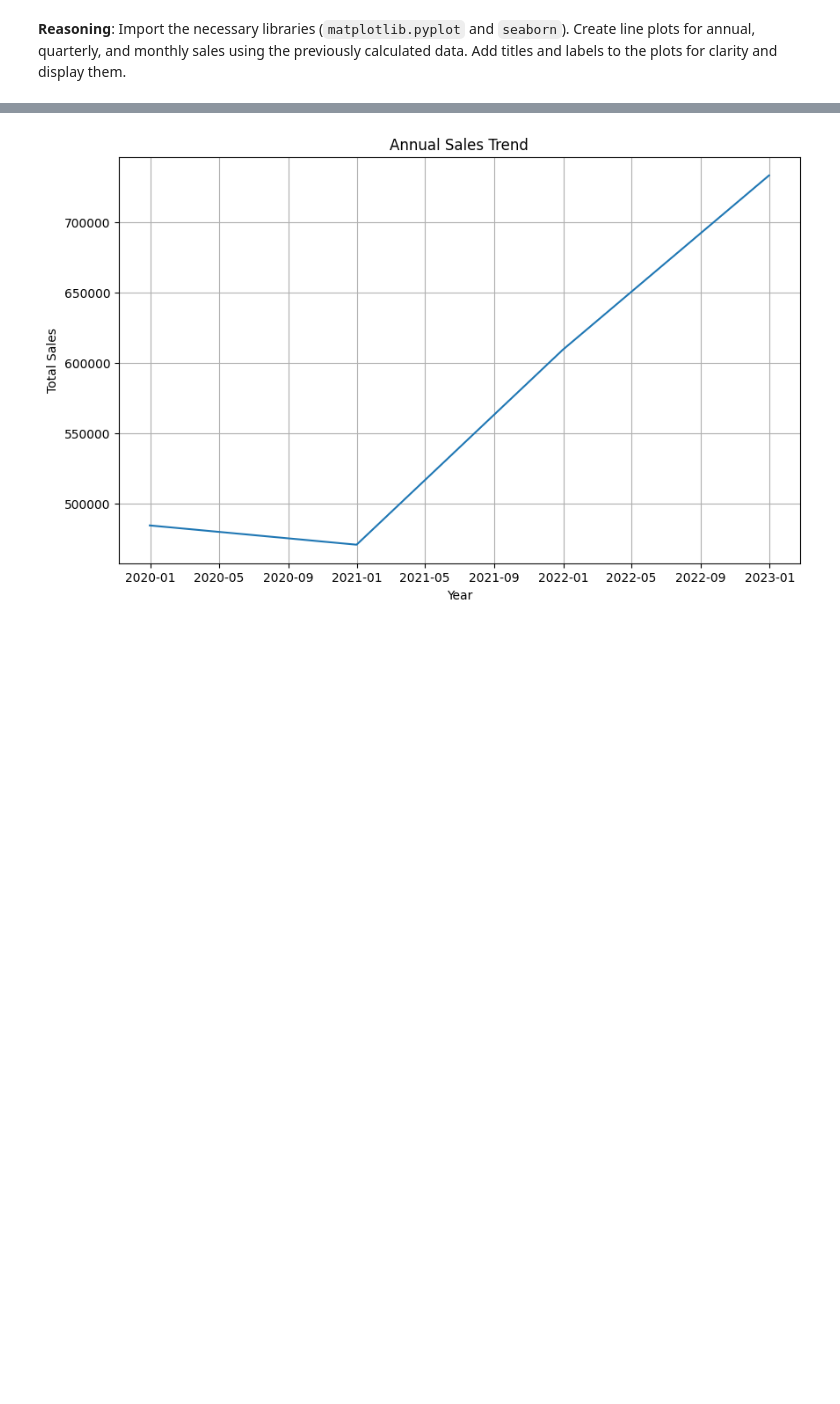
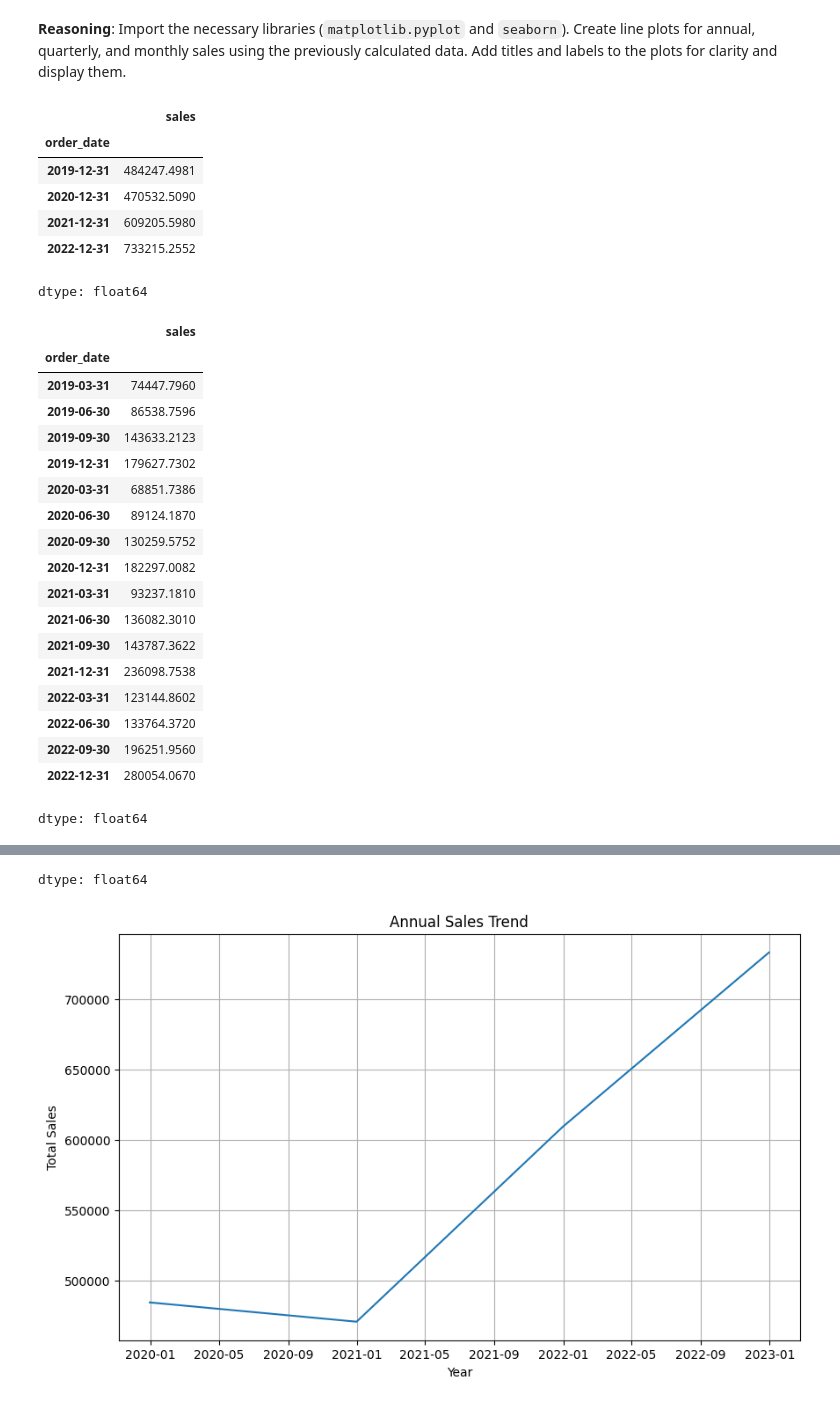
Before and after one commit to kgaero/Team_DN9_Assignment1, a Jupyter notebook: Individual_Analyses/Rakesh_Sales_Analysis.ipynb, the cells around one changed output, grey strips where cells are left out. Saved outputs shown, nothing was run; the diff lists cells and outputs as text; code cells hidden in the pictures; blank space fills up the shorter version.

```diff
--- a/Individual_Analyses/Rakesh_Sales_Analysis.ipynb
+++ b/Individual_Analyses/Rakesh_Sales_Analysis.ipynb
@@ -199,3 +199,45 @@ Visualize the annual, quarterly, and monthly sales trends using line plots.
 # %% [markdown]
 **Reasoning**:
 Import the necessary libraries (`matplotlib.pyplot` and `seaborn`). Create line plots for annual, quarterly, and monthly sales using the previously calculated data. Add titles and labels to the plots for clarity and display them.
+# %%
+# Convert 'order_date' to datetime objects
+df['order_date'] = pd.to_datetime(df['order_date'])
+
+# Calculate annual sales
+annual_sales = df.set_index('order_date').resample('Y')['sales'].sum()
+display(annual_sales)
+
+# Calculate quarterly sales
+quarterly_sales = df.set_index('order_date').resample('Q')['sales'].sum()
+display(quarterly_sales)
+
+# Calculate monthly sales
+monthly_sales = df.set_index('order_date').resample('M')['sales'].sum()
+display(monthly_sales)
+# %% [output]
+|  | sales |
+| order_date |  |
+| 2019-12-31 | 484247.4981 |
+| 2020-12-31 | 470532.5090 |
+| 2021-12-31 | 609205.5980 |
+| 2022-12-31 | 733215.2552 |
+dtype: float64
+|  | sales |
+| order_date |  |
+| 2019-03-31 | 74447.7960 |
+| 2019-06-30 | 86538.7596 |
+| 2019-09-30 | 143633.2123 |
+| 2019-12-31 | 179627.7302 |
+| 2020-03-31 | 68851.7386 |
+| 2020-06-30 | 89124.1870 |
+| 2020-09-30 | 130259.5752 |
+| 2020-12-31 | 182297.0082 |
+| 2021-03-31 | 93237.1810 |
+| 2021-06-30 | 136082.3010 |
+| 2021-09-30 | 143787.3622 |
+| 2021-12-31 | 236098.7538 |
+| 2022-03-31 | 123144.8602 |
+| 2022-06-30 | 133764.3720 |
+| 2022-09-30 | 196251.9560 |
+| 2022-12-31 | 280054.0670 |
+dtype: float64
@@ -202,3 +262,4 @@ Import the necessary libraries (`matplotlib.pyplot` and `seaborn`). Create line
+dtype: float64
 # %%
 import matplotlib.pyplot as plt
 import seaborn as sns
```
Also changed, not shown: parts of 2 cells of this notebook.
